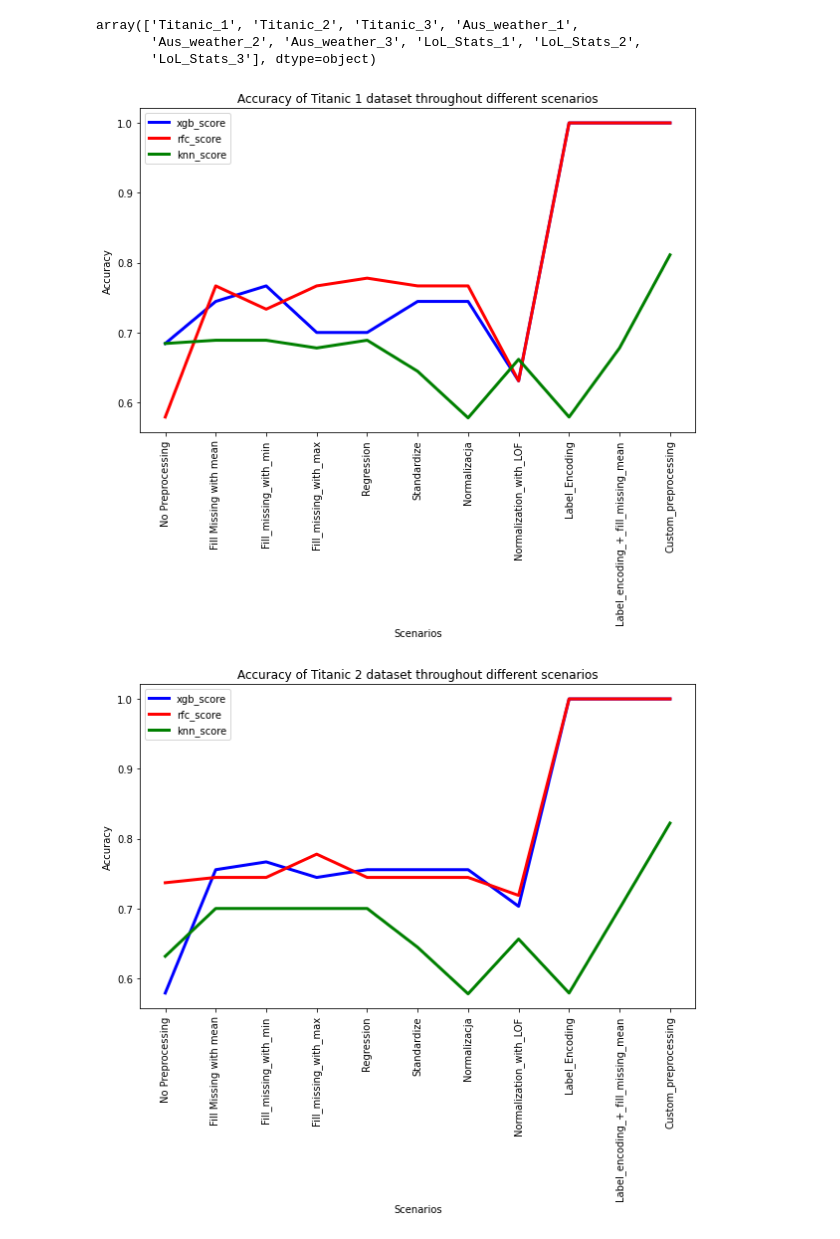
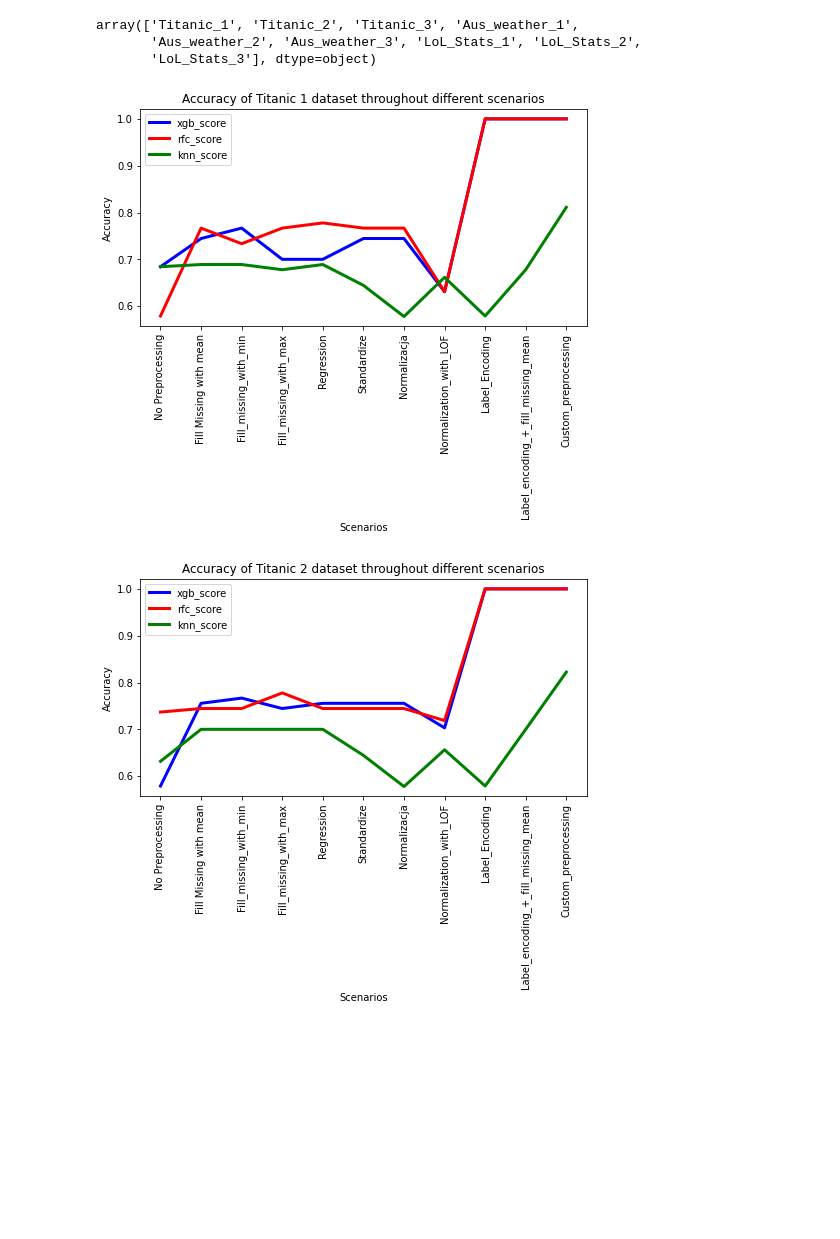
Before and after one commit to dlitwinski42/PracaMagPreproccessing, a Jupyter notebook: Titanic/Results.ipynb, the cells around one changed output. Cells and saved outputs as stored; diff of their text form; code cells hidden in the pictures; blank space fills up the shorter version.

```diff
--- a/Titanic/Results.ipynb
+++ b/Titanic/Results.ipynb
@@ -100,22 +102,23 @@ def plot_2(dataset_1, dataset_2, dataset_3, title):
 # %%
 x1 = results['scenario'].unique()
 y1 = titanic_1['xgb_score']
 y2 = titanic_1['rfc_score']
 y3 = titanic_1['knn_score']
-plt.figure(figsize=(10,6))
+plt.figure(figsize=(8,4))
 plt.xticks(rotation = 90)
 plt.plot(x1,y1, color='blue', linewidth = 3,  label = 'xgb_score')
 plt.plot(x1,y2, color='red', linewidth = 3,  label = 'rfc_score')
 plt.plot(x1,y3, color='green', linewidth = 3,  label = 'knn_score')
 plt.xlabel('Scenarios')
 plt.ylabel('Accuracy')
 plt.title("Accuracy of Titanic 1 dataset throughout different scenarios")
 plt.legend()
+plt.savefig('../Praca/Wykresy/Titanic_1.png', bbox_inches='tight')
 plt.show()
 # %% [output]
-[figure, old version]
+[figure, new version]
 # %%
-plot_1(titanic_2,"Accuracy of Titanic 2 dataset throughout different scenarios")
+plot_1(titanic_2,"Accuracy of Titanic 2 dataset throughout different scenarios","Titanic_2")
 # %% [output]
-[figure, old version]
+[figure, new version]
 # %%
```
Also changed, not shown: parts of 12 cells of this notebook, 13 other files.
